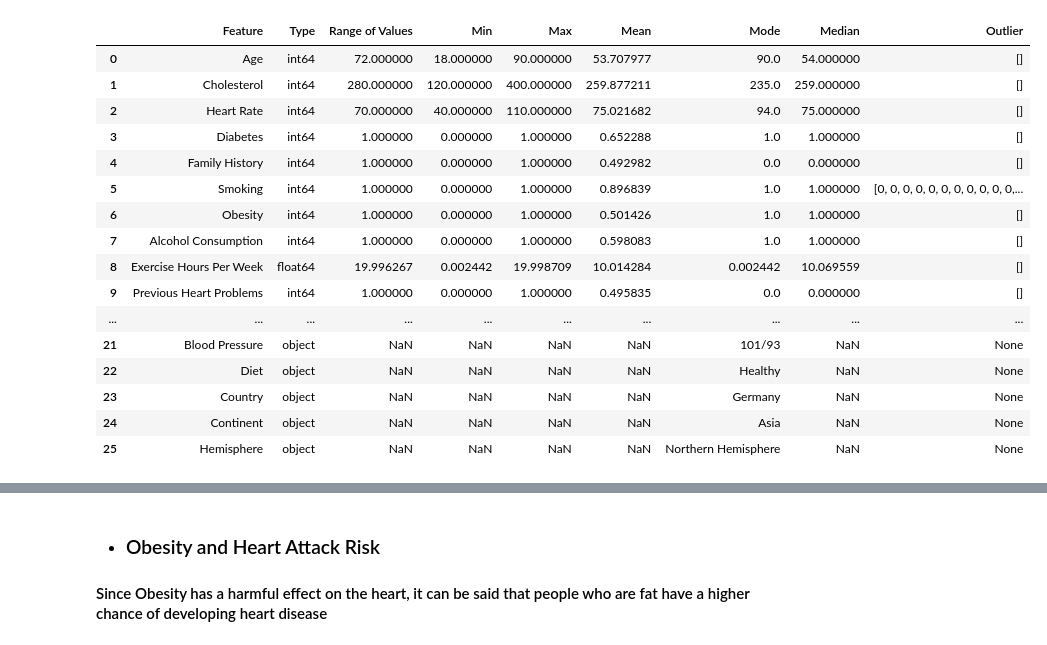
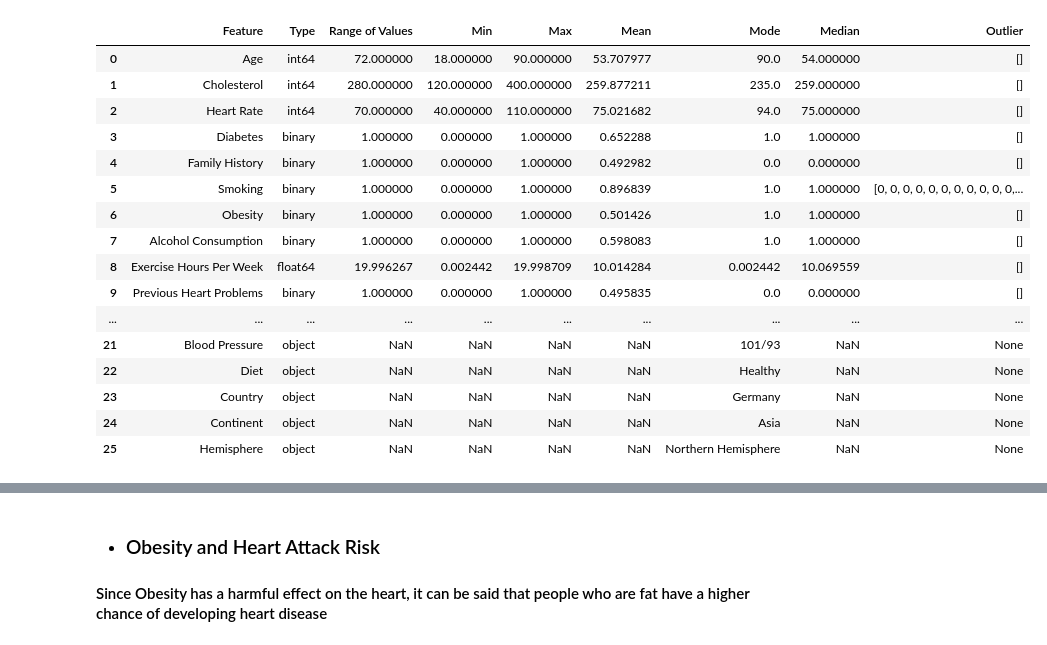
Before and after one commit to Pouria-Nazemi/DataMining, a Jupyter notebook: phase1.ipynb, the cells around one changed output, grey strips where cells are left out. Drawn from its saved outputs; the diff is of its cells as text; code cells hidden in the pictures.

```diff
--- a/phase1.ipynb
+++ b/phase1.ipynb
@@ -19,44 +21,44 @@ def calculate_statistics(feature):
     outliers = feature[(feature < lower_bound) | (feature > upper_bound)]
 
     return {
-        'Type': str(feature.dtype),
+        'Type': 'binary' if np.isin(feature.dropna().unique(), [0, 1]).all() else str(feature.dtype),
         'Range of Values': feature.max() - feature.min(),
         'Min': feature.min(),
         'Max': feature.max(),
         'Mean': feature.mean(),
         'Mode': feature.mode().iloc[0], # first item of possible multi modes
         'Median': feature.median(),
         'Outlier': outliers.tolist(),
     }
 
 statistics_df = pd.DataFrame(columns=['Feature', 'Type', 'Range of Values', 'Min', 'Max', 'Mean', 'Mode', 'Median', 'Outlier'])
 
 for column in df.columns:
     if pd.api.types.is_numeric_dtype(df[column]):
         statistics = calculate_statistics(df[column])
         statistics_df.loc[len(statistics_df)] = [column, *statistics.values()]
 
 for column in df.columns:
     if not pd.api.types.is_numeric_dtype(df[column]):
         # For other columns, only calculate mode and type
         mode_value = df[column].mode().iloc[0]
         statistics_df.loc[len(statistics_df)] = [column, str(df[column].dtype), None, None, None, None, mode_value, None, None]
 
 
 # Display the resulting dataframe
 statistics_df
 # %% [output]
 |  | Feature | Type | Range of Values | Min | Max | Mean | Mode | Median | Outlier |
 | 0 | Age | int64 | 72.000000 | 18.000000 | 90.000000 | 53.707977 | 90.0 | 54.000000 | [] |
 | 1 | Cholesterol | int64 | 280.000000 | 120.000000 | 400.000000 | 259.877211 | 235.0 | 259.000000 | [] |
 | 2 | Heart Rate | int64 | 70.000000 | 40.000000 | 110.000000 | 75.021682 | 94.0 | 75.000000 | [] |
-| 3 | Diabetes | int64 | 1.000000 | 0.000000 | 1.000000 | 0.652288 | 1.0 | 1.000000 | [] |
-| 4 | Family History | int64 | 1.000000 | 0.000000 | 1.000000 | 0.492982 | 0.0 | 0.000000 | [] |
-| 5 | Smoking | int64 | 1.000000 | 0.000000 | 1.000000 | 0.896839 | 1.0 | 1.000000 | [0, 0, 0, 0, 0, 0, 0, 0, 0, 0, 0,... |
-| 6 | Obesity | int64 | 1.000000 | 0.000000 | 1.000000 | 0.501426 | 1.0 | 1.000000 | [] |
-| 7 | Alcohol Consumption | int64 | 1.000000 | 0.000000 | 1.000000 | 0.598083 | 1.0 | 1.000000 | [] |
+| 3 | Diabetes | binary | 1.000000 | 0.000000 | 1.000000 | 0.652288 | 1.0 | 1.000000 | [] |
+| 4 | Family History | binary | 1.000000 | 0.000000 | 1.000000 | 0.492982 | 0.0 | 0.000000 | [] |
+| 5 | Smoking | binary | 1.000000 | 0.000000 | 1.000000 | 0.896839 | 1.0 | 1.000000 | [0, 0, 0, 0, 0, 0, 0, 0, 0, 0, 0,... |
+| 6 | Obesity | binary | 1.000000 | 0.000000 | 1.000000 | 0.501426 | 1.0 | 1.000000 | [] |
+| 7 | Alcohol Consumption | binary | 1.000000 | 0.000000 | 1.000000 | 0.598083 | 1.0 | 1.000000 | [] |
 | 8 | Exercise Hours Per Week | float64 | 19.996267 | 0.002442 | 19.998709 | 10.014284 | 0.002442 | 10.069559 | [] |
-| 9 | Previous Heart Problems | int64 | 1.000000 | 0.000000 | 1.000000 | 0.495835 | 0.0 | 0.000000 | [] |
+| 9 | Previous Heart Problems | binary | 1.000000 | 0.000000 | 1.000000 | 0.495835 | 0.0 | 0.000000 | [] |
 | ... | ... | ... | ... | ... | ... | ... | ... | ... | ... |
 | 21 | Blood Pressure | object | NaN | NaN | NaN | NaN | 101/93 | NaN | None |
 | 22 | Diet | object | NaN | NaN | NaN | NaN | Healthy | NaN | None |
```
Also changed, not shown: parts of 17 cells of this notebook.
